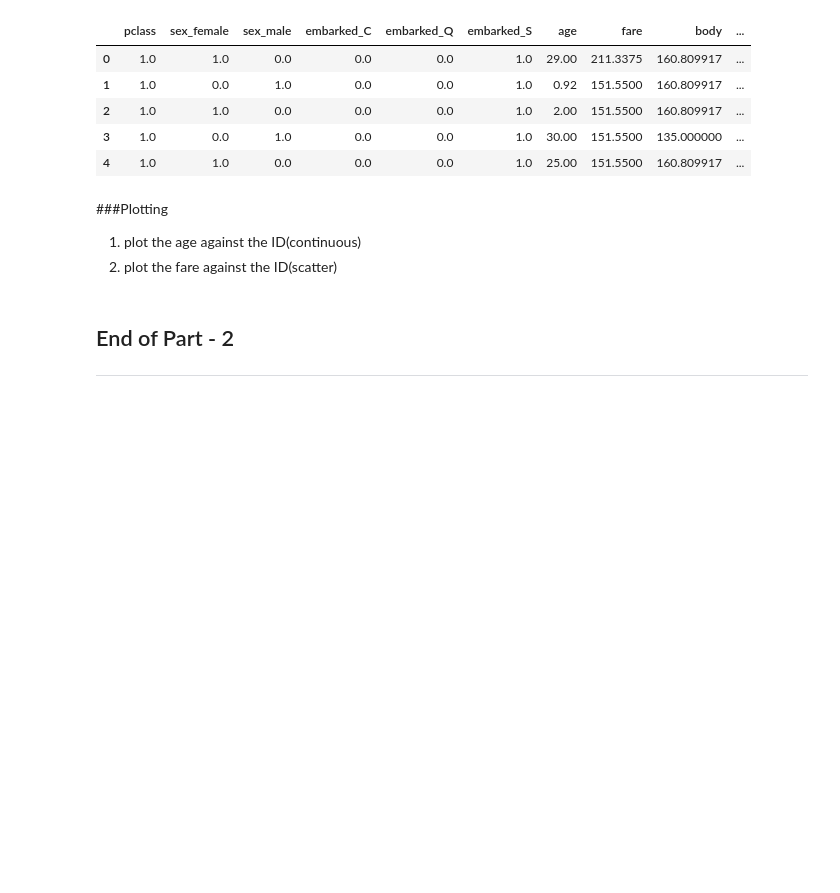
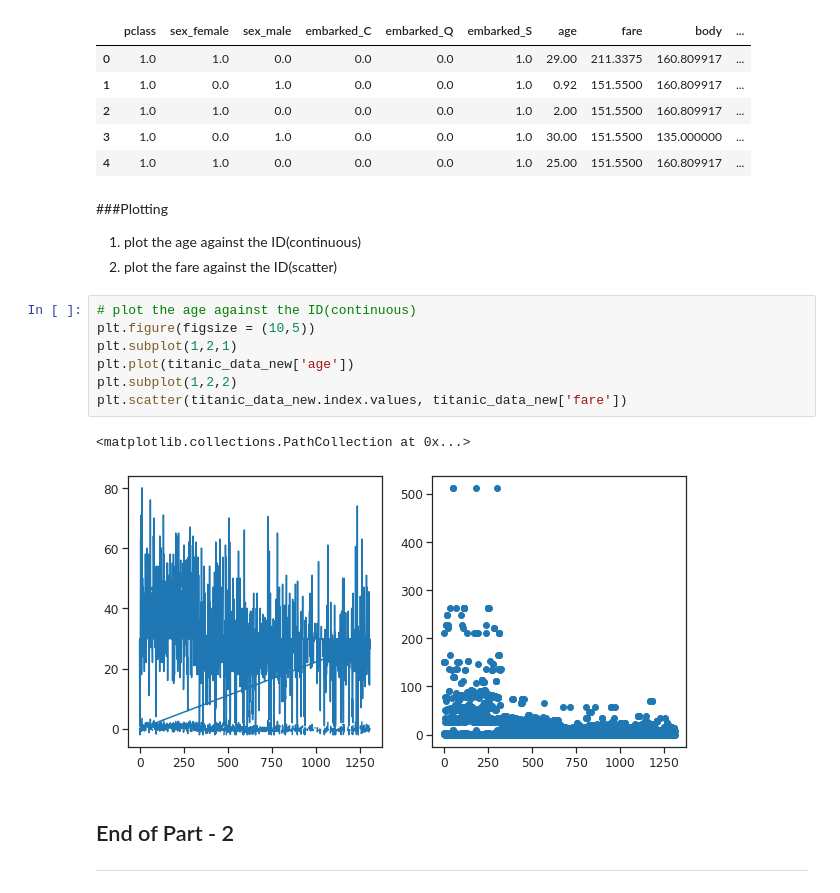
Before and after one commit to Joydeep75/SHALA2020, a Jupyter notebook: JG_Assignment_1_DS.ipynb, the cells around one changed output. Drawn from its saved outputs; the diff is of its cells as text; blank space fills up the shorter version.

```diff
--- a/JG_Assignment_1_DS.ipynb
+++ b/JG_Assignment_1_DS.ipynb
@@ -580,6 +580,16 @@ titanic_data_new.head()
 ###Plotting
 1. plot the age against the ID(continuous)
 2. plot the fare against the ID(scatter)
+# %%
+# plot the age against the ID(continuous)
+plt.figure(figsize = (10,5))
+plt.subplot(1,2,1)
+plt.plot(titanic_data_new['age'])
+plt.subplot(1,2,2)
+plt.scatter(titanic_data_new.index.values, titanic_data_new['fare'])
+# %% [output]
+<matplotlib.collections.PathCollection at 0x...>
+[figure, added]
 # %% [markdown]
 ## End of Part - 2
 ---
```
